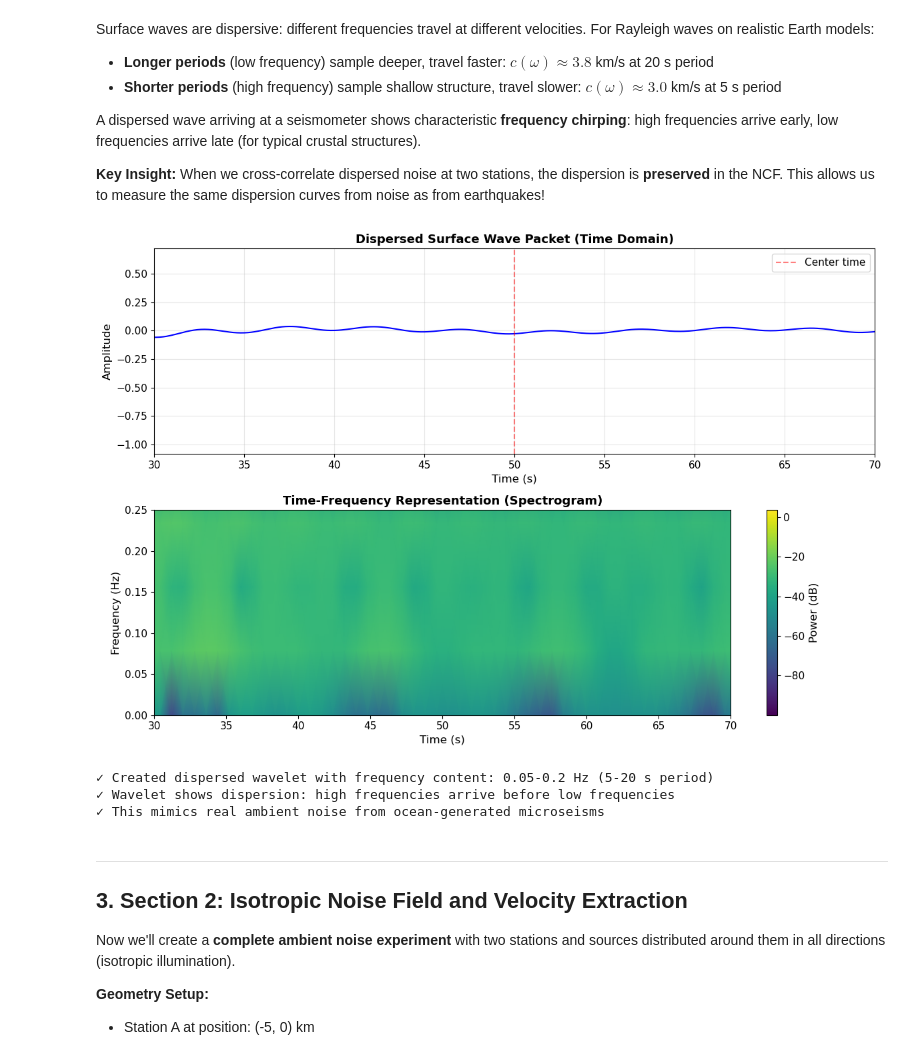
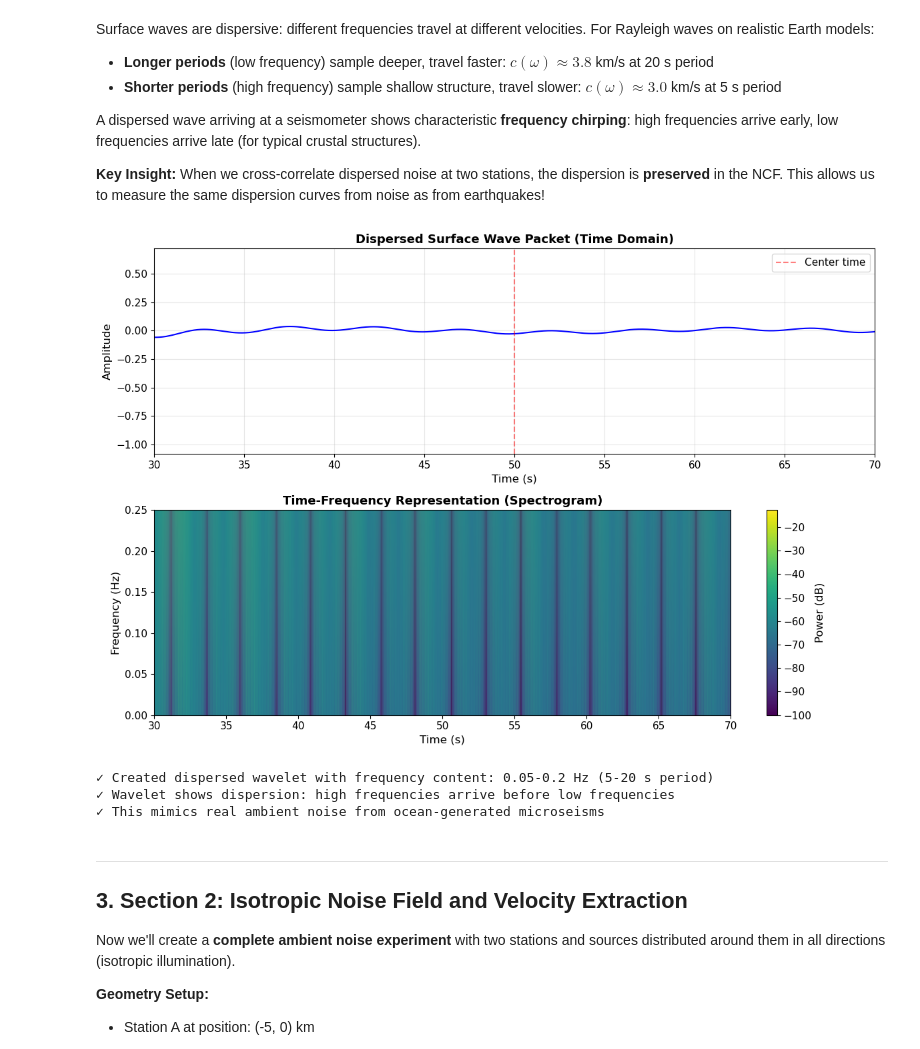
Before and after one commit to uw-geophysics-edu/ess-412-512-intro2seismology, a Jupyter notebook: notebooks/05d_Noise_CrossCorrelation_Practice.ipynb, the cells around one changed output. Drawn from its saved outputs; the diff is of its cells as text; code cells hidden in the pictures.

```diff
--- a/notebooks/05d_Noise_CrossCorrelation_Practice.ipynb
+++ b/notebooks/05d_Noise_CrossCorrelation_Practice.ipynb
@@ -222,7 +222,7 @@ def create_dispersed_wavelet(t, t_center, distance_km, freq_band=(0.05, 0.2), ve
     return wavelet
 
 # Set up time vector
-fs = 10.0  # sampling rate (Hz)
+fs = 100.0  # sampling rate (Hz)
 twin = 100.0  # time window duration (seconds)
 t = np.arange(0, twin, 1/fs)
 
@@ -230,40 +230,40 @@ t = np.arange(0, twin, 1/fs)
 distance_source = 100.0  # km
 arrival_time = 50.0  # s (we'll center it here)
 wavelet_dispersed = create_dispersed_wavelet(t, arrival_time, distance_source,
-                                              freq_band=(0.05, 0.2),
+                                              freq_band=(0.2, 10),
                                               velocity_model='simple')
 
 # Plot the dispersed wavelet
 fig, (ax1, ax2) = plt.subplots(2, 1, figsize=(12, 8))
 
 # Time domain
 ax1.plot(t, wavelet_dispersed, 'b-', linewidth=1.5)
 ax1.set_xlabel('Time (s)', fontsize=12)
 ax1.set_ylabel('Amplitude', fontsize=12)
 ax1.set_title('Dispersed Surface Wave Packet (Time Domain)', fontsize=13, fontweight='bold')
 ax1.grid(True, alpha=0.3)
 ax1.set_xlim([30, 70])
 ax1.axvline(arrival_time, color='r', linestyle='--', alpha=0.5, label='Center time')
 ax1.legend()
 
 # Time-frequency representation (simple spectrogram)
 f_spec, t_spec, Sxx = signal.spectrogram(wavelet_dispersed, fs, nperseg=128, noverlap=120)
 im = ax2.pcolormesh(t_spec, f_spec, 10*np.log10(Sxx + 1e-10), shading='gouraud', cmap='viridis')
 ax2.set_ylabel('Frequency (Hz)', fontsize=12)
 ax2.set_xlabel('Time (s)', fontsize=12)
 ax2.set_title('Time-Frequency Representation (Spectrogram)', fontsize=13, fontweight='bold')
 ax2.set_ylim([0, 0.25])
 ax2.set_xlim([30, 70])
 cbar = plt.colorbar(im, ax=ax2, label='Power (dB)')
 
 plt.tight_layout()
 plt.show()
 
-print(f"✓ Created dispersed wavelet with frequency content: 0.05-0.2 Hz (5-20 s period)")
+print(f"✓ Created dispersed wavelet with frequency content: 0.2-10 Hz (0.1-5 s period)")
 print(f"✓ Wavelet shows dispersion: high frequencies arrive before low frequencies")
 print(f"✓ This mimics real ambient noise from ocean-generated microseisms")
 # %% [output]
-[figure, old version]
+[figure, new version]
 ✓ Created dispersed wavelet with frequency content: 0.05-0.2 Hz (5-20 s period)
 ✓ Wavelet shows dispersion: high frequencies arrive before low frequencies
 ✓ This mimics real ambient noise from ocean-generated microseisms
```
Also changed, not shown: parts of 14 cells of this notebook, 5 other files.
